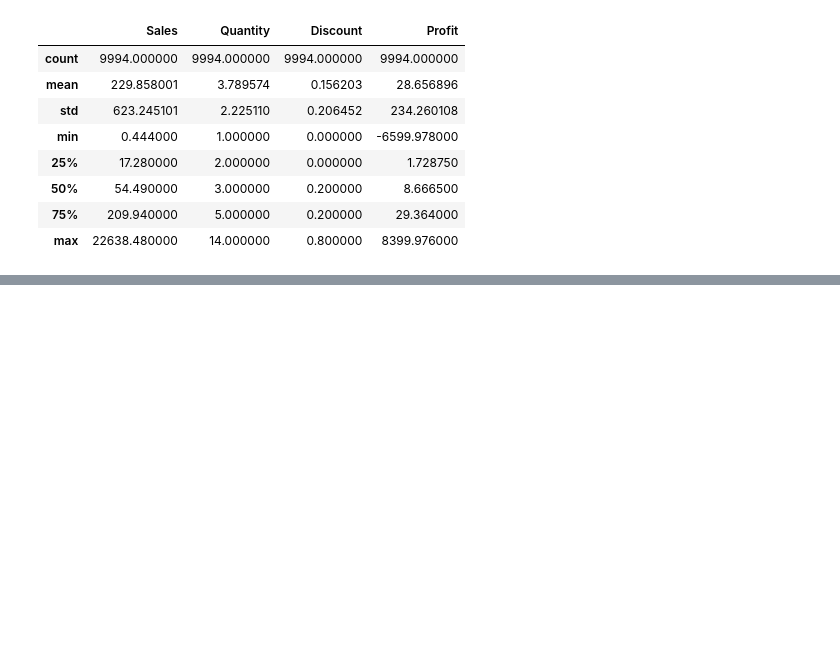
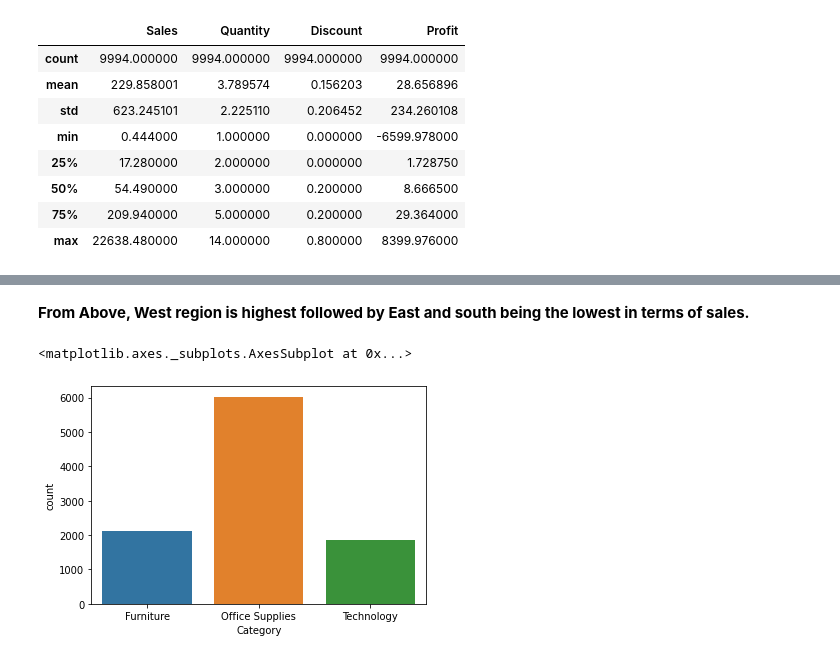
Before and after one commit to AveiroR7/Retailer, a Jupyter notebook: EDAproject.ipynb, the cells around one changed output, grey strips where cells are left out. Saved outputs shown, nothing was run; the diff lists cells and outputs as text; code cells hidden in the pictures; blank space fills up the shorter version.

```diff
--- a/EDAproject.ipynb
+++ b/EDAproject.ipynb
@@ -74,0 +177,7 @@ sns.relplot(x="Profit", y="Sales", hue="Region", data=retail);
+# %% [markdown]
+**From Above, West region is highest followed by East and south being the lowest in terms of sales.**
+# %%
+sns.countplot(x=retail['Category'])
+# %% [output]
+<matplotlib.axes._subplots.AxesSubplot at 0x...>
+[figure, added]
```
Also changed, not shown: parts of 35 cells of this notebook.
